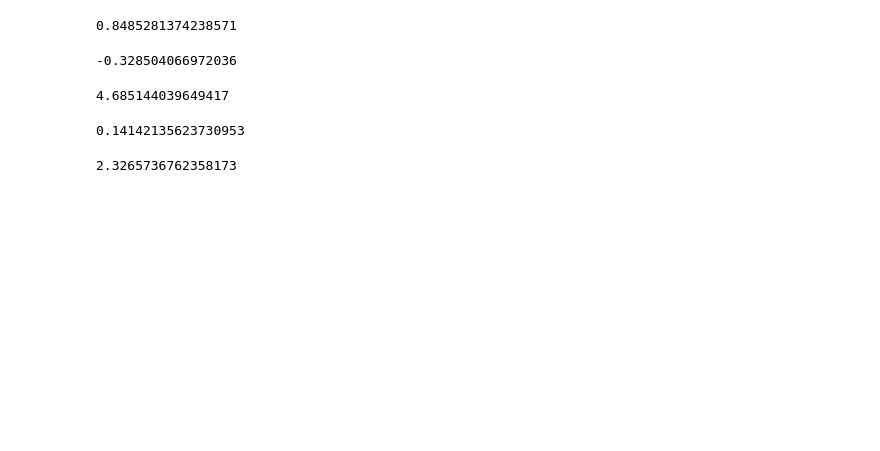
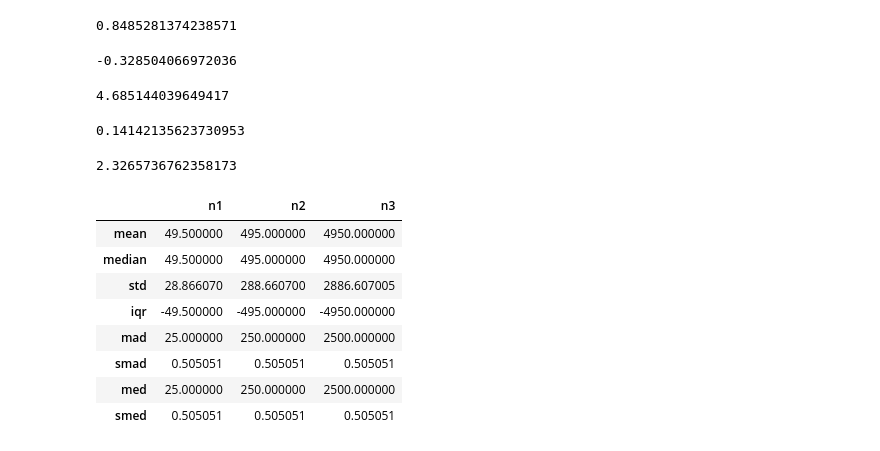
Before and after one commit to mvervuurt/datakitchen, a Jupyter notebook: Math/Scale and Normalize.ipynb, the cells around one changed output. Drawn from its saved outputs; the diff is of its cells as text; code cells hidden in the pictures; blank space fills up the shorter version.

```diff
--- a/Math/Scale and Normalize.ipynb
+++ b/Math/Scale and Normalize.ipynb
@@ -5,3 +5,7 @@ import numpy as np
 import pandas as pd
 import math
 import matplotlib.pyplot as plt
+# %%
+n1 = np.arange(0,100,1)
+n2 = np.arange(0,1000,10)
+n3 = np.arange(0,10000, 100)
@@ -54,3 +114,23 @@ np.sqrt(0.1*0.2)
 np.exp(0.1) + np.exp(0.2)
 # %% [output]
 2.3265736762358173
+# %%
+pd.DataFrame([{'n1' : np.mean(n1), 'n2' : np.mean(n2), 'n3' : np.mean(n3)}
+              , {'n1' : np.median(n1), 'n2' : np.median(n2), 'n3' : np.median(n3)}
+              , {'n1' : np.std(n1), 'n2' : np.std(n2), 'n3' : np.std(n3)}
+              , {'n1' : np.percentile(n1,25) - np.percentile(n1, 75), 'n2' : np.percentile(n2,25) - np.percentile(n2, 75), 'n3' : np.percentile(n3,25) - np.percentile(n3, 75)}
+              , {'n1': np.median(np.abs(n1 - np.median(n1))), 'n2': np.median(np.abs(n2 - np.median(n2))), 'n3': np.median(np.abs(n3 - np.median(n3)))}
+              , {'n1': (np.median(np.abs(n1 - np.median(n1)))) / np.median(n1), 'n2': (np.median(np.abs(n2 - np.median(n2)))) / np.median(n2), 'n3': (np.median(np.abs(n3 - np.median(n3)))) / np.median(n3)}
+              , {'n1': np.mean(np.abs(n1 - np.mean(n1))), 'n2': np.mean(np.abs(n2 - np.mean(n2))), 'n3': np.mean(np.abs(n3 - np.mean(n3)))}
+              , {'n1': np.mean(np.abs(n1 - np.mean(n1))) / np.mean(n1), 'n2': np.mean(np.abs(n2 - np.mean(n2))) / np.mean(n2), 'n3': np.mean(np.abs(n3 - np.mean(n3))) / np.mean(n3)}]
+             , index=['mean','median','std','iqr','mad', 'smad','med', 'smed'])
+# %% [output]
+|  | n1 | n2 | n3 |
+| mean | 49.500000 | 495.000000 | 4950.000000 |
+| median | 49.500000 | 495.000000 | 4950.000000 |
+| std | 28.866070 | 288.660700 | 2886.607005 |
+| iqr | -49.500000 | -495.000000 | -4950.000000 |
+| mad | 25.000000 | 250.000000 | 2500.000000 |
+| smad | 0.505051 | 0.505051 | 0.505051 |
+| med | 25.000000 | 250.000000 | 2500.000000 |
+| smed | 0.505051 | 0.505051 | 0.505051 |
```
Also changed, not shown: parts of 7 cells of this notebook, 56 other files.
